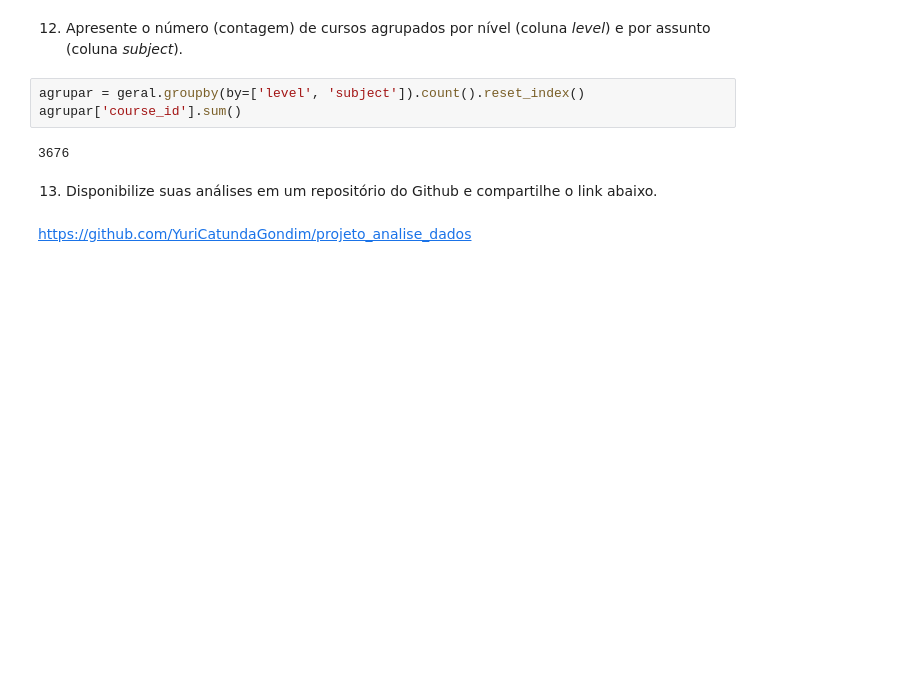
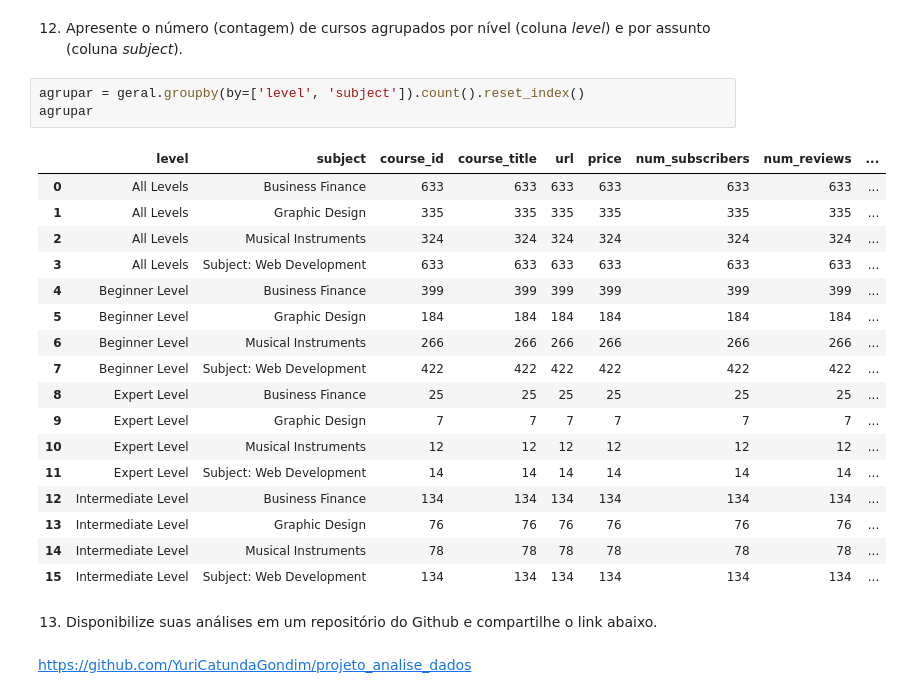
Before and after one commit to YuriCatundaGondim/projeto_analise_dados, a Jupyter notebook: projetoDados.ipynb, the cells around one changed output. Cells and saved outputs as stored; diff of their text form; blank space fills up the shorter version.

```diff
--- a/projetoDados.ipynb
+++ b/projetoDados.ipynb
@@ -232,9 +281,25 @@ mais_recentes.head()
 12. Apresente o número (contagem) de cursos agrupados por nível (coluna *level*) e por assunto (coluna *subject*).
 # %%
 agrupar = geral.groupby(by=['level', 'subject']).count().reset_index()
-agrupar['course_id'].sum()
+agrupar
 # %% [output]
-3676
+|  | level | subject | course_id | course_title | url | price | num_subscribers | num_reviews | ... |
+| 0 | All Levels | Business Finance | 633 | 633 | 633 | 633 | 633 | 633 | ... |
+| 1 | All Levels | Graphic Design | 335 | 335 | 335 | 335 | 335 | 335 | ... |
+| 2 | All Levels | Musical Instruments | 324 | 324 | 324 | 324 | 324 | 324 | ... |
+| 3 | All Levels | Subject: Web Development | 633 | 633 | 633 | 633 | 633 | 633 | ... |
+| 4 | Beginner Level | Business Finance | 399 | 399 | 399 | 399 | 399 | 399 | ... |
+| 5 | Beginner Level | Graphic Design | 184 | 184 | 184 | 184 | 184 | 184 | ... |
+| 6 | Beginner Level | Musical Instruments | 266 | 266 | 266 | 266 | 266 | 266 | ... |
+| 7 | Beginner Level | Subject: Web Development | 422 | 422 | 422 | 422 | 422 | 422 | ... |
+| 8 | Expert Level | Business Finance | 25 | 25 | 25 | 25 | 25 | 25 | ... |
+| 9 | Expert Level | Graphic Design | 7 | 7 | 7 | 7 | 7 | 7 | ... |
+| 10 | Expert Level | Musical Instruments | 12 | 12 | 12 | 12 | 12 | 12 | ... |
+| 11 | Expert Level | Subject: Web Development | 14 | 14 | 14 | 14 | 14 | 14 | ... |
+| 12 | Intermediate Level | Business Finance | 134 | 134 | 134 | 134 | 134 | 134 | ... |
+| 13 | Intermediate Level | Graphic Design | 76 | 76 | 76 | 76 | 76 | 76 | ... |
+| 14 | Intermediate Level | Musical Instruments | 78 | 78 | 78 | 78 | 78 | 78 | ... |
+| 15 | Intermediate Level | Subject: Web Development | 134 | 134 | 134 | 134 | 134 | 134 | ... |
 # %% [markdown]
 13. Disponibilize suas análises em um repositório do Github e compartilhe o link abaixo.
 # %% [markdown]
```
Also changed, not shown: parts of 5 cells of this notebook.
